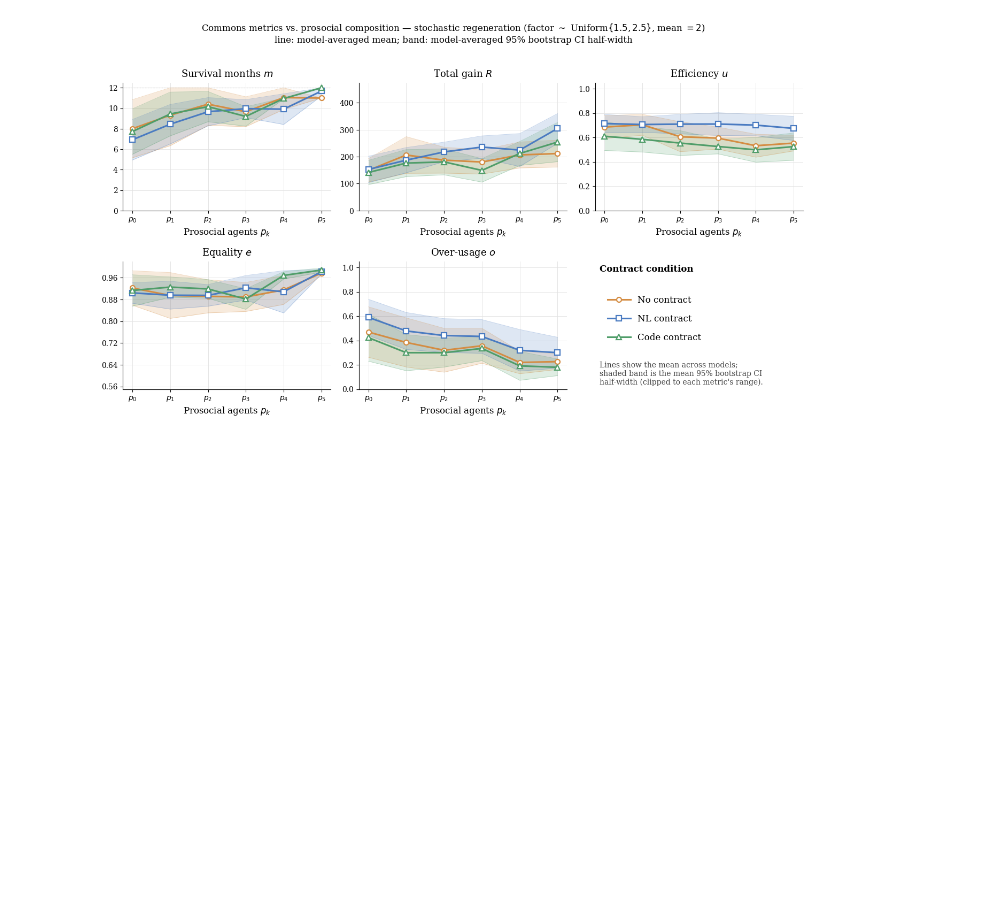
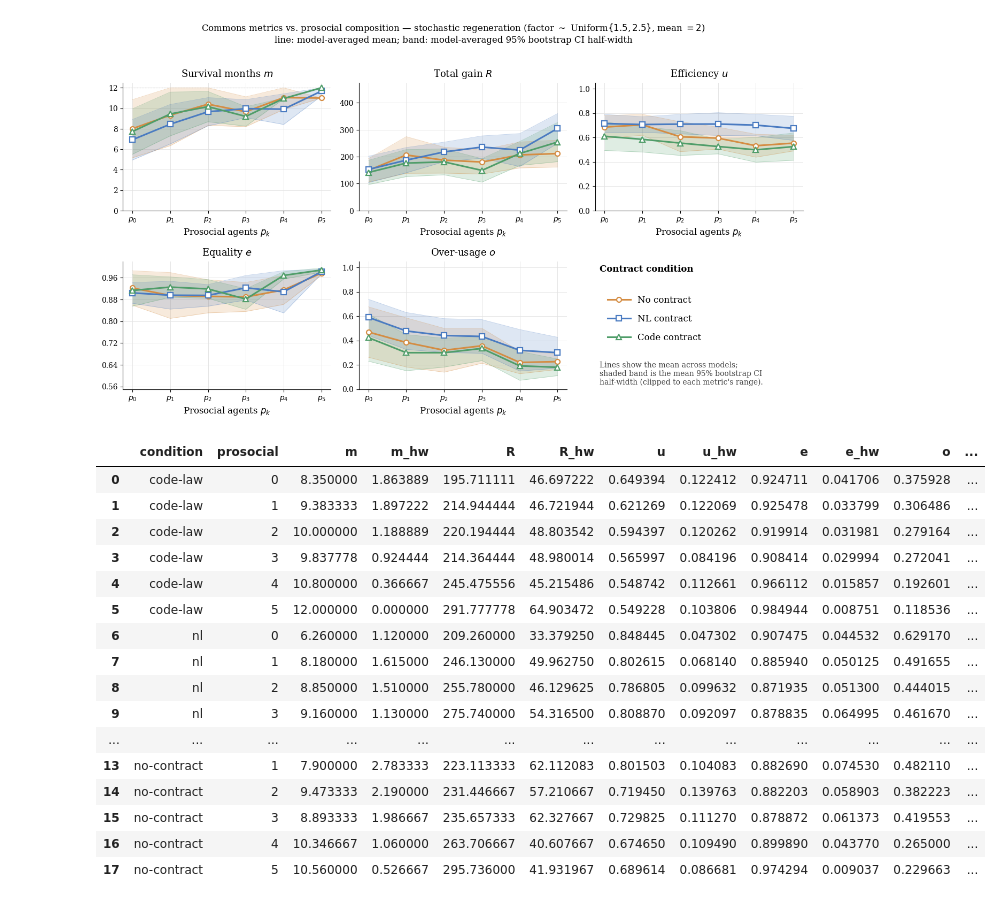
Before and after one commit to Flecart/GovSimElect, a Jupyter notebook: playground.ipynb, the cells around one changed output. Cells and saved outputs as stored; diff of their text form; code cells hidden in the pictures; blank space fills up the shorter version.

```diff
--- a/playground.ipynb
+++ b/playground.ipynb
@@ -535,6 +706,38 @@ make_figure(
 # %% [output]
 [figure]
 [figure]
+# %%
+
+det = pd.read_csv('aggregated.csv')
+# aggregated.csv has already been averaged over parent_runs but still carries per-model rows.
+# We want to average over models now.
+# It already has *_hw columns because aggregate.py computed them.
+det_agg = aggregate_over_models(det.copy())
+sto = pd.read_csv('aggregated-sto.csv')
+sto_agg = aggregate_over_models(sto.copy())
+
+# merge agg
+
+
+det_agg.to_csv("1.csv")
+# %% [output]
+|  | condition | prosocial | m | m_hw | R | R_hw | u | u_hw | e | e_hw | o | ... |
+| 0 | code-law | 0 | 8.350000 | 1.863889 | 195.711111 | 46.697222 | 0.649394 | 0.122412 | 0.924711 | 0.041706 | 0.375928 | ... |
+| 1 | code-law | 1 | 9.383333 | 1.897222 | 214.944444 | 46.721944 | 0.621269 | 0.122069 | 0.925478 | 0.033799 | 0.306486 | ... |
+| 2 | code-law | 2 | 10.000000 | 1.188889 | 220.194444 | 48.803542 | 0.594397 | 0.120262 | 0.919914 | 0.031981 | 0.279164 | ... |
+| 3 | code-law | 3 | 9.837778 | 0.924444 | 214.364444 | 48.980014 | 0.565997 | 0.084196 | 0.908414 | 0.029994 | 0.272041 | ... |
+| 4 | code-law | 4 | 10.800000 | 0.366667 | 245.475556 | 45.215486 | 0.548742 | 0.112661 | 0.966112 | 0.015857 | 0.192601 | ... |
+| 5 | code-law | 5 | 12.000000 | 0.000000 | 291.777778 | 64.903472 | 0.549228 | 0.103806 | 0.984944 | 0.008751 | 0.118536 | ... |
+| 6 | nl | 0 | 6.260000 | 1.120000 | 209.260000 | 33.379250 | 0.848445 | 0.047302 | 0.907475 | 0.044532 | 0.629170 | ... |
+| 7 | nl | 1 | 8.180000 | 1.615000 | 246.130000 | 49.962750 | 0.802615 | 0.068140 | 0.885940 | 0.050125 | 0.491655 | ... |
+| 8 | nl | 2 | 8.850000 | 1.510000 | 255.780000 | 46.129625 | 0.786805 | 0.099632 | 0.871935 | 0.051300 | 0.444015 | ... |
+| 9 | nl | 3 | 9.160000 | 1.130000 | 275.740000 | 54.316500 | 0.808870 | 0.092097 | 0.878835 | 0.064995 | 0.461670 | ... |
+| ... | ... | ... | ... | ... | ... | ... | ... | ... | ... | ... | ... | ... |
+| 13 | no-contract | 1 | 7.900000 | 2.783333 | 223.113333 | 62.112083 | 0.801503 | 0.104083 | 0.882690 | 0.074530 | 0.482110 | ... |
+| 14 | no-contract | 2 | 9.473333 | 2.190000 | 231.446667 | 57.210667 | 0.719450 | 0.139763 | 0.882203 | 0.058903 | 0.382223 | ... |
+| 15 | no-contract | 3 | 8.893333 | 1.986667 | 235.657333 | 62.327667 | 0.729825 | 0.111270 | 0.878872 | 0.061373 | 0.419553 | ... |
+| 16 | no-contract | 4 | 10.346667 | 1.060000 | 263.706667 | 40.607667 | 0.674650 | 0.109490 | 0.899890 | 0.043770 | 0.265000 | ... |
+| 17 | no-contract | 5 | 10.560000 | 0.526667 | 295.736000 | 41.931967 | 0.689614 | 0.086681 | 0.974294 | 0.009037 | 0.229663 | ... |
 # %%
 """Combined commons figure: deterministic vs stochastic regeneration.
 
```
Also changed, not shown: parts of 4 cells of this notebook, 28 other files.
